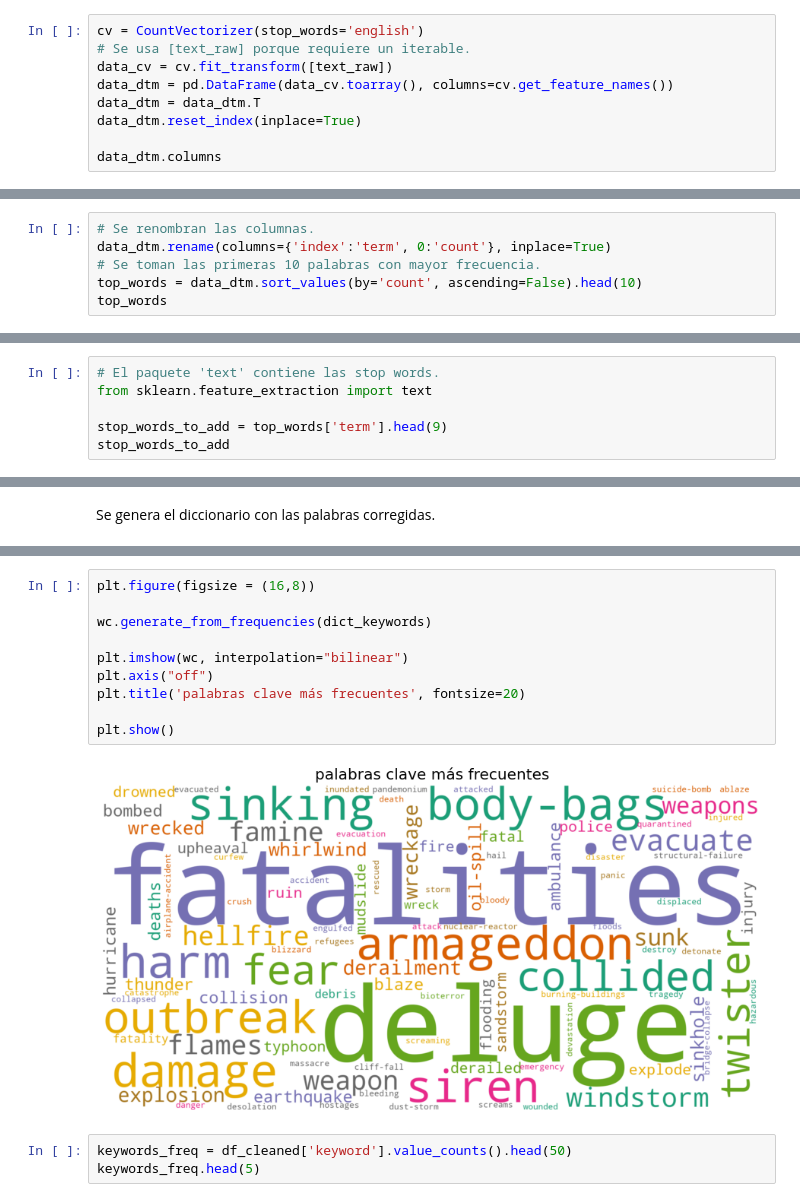
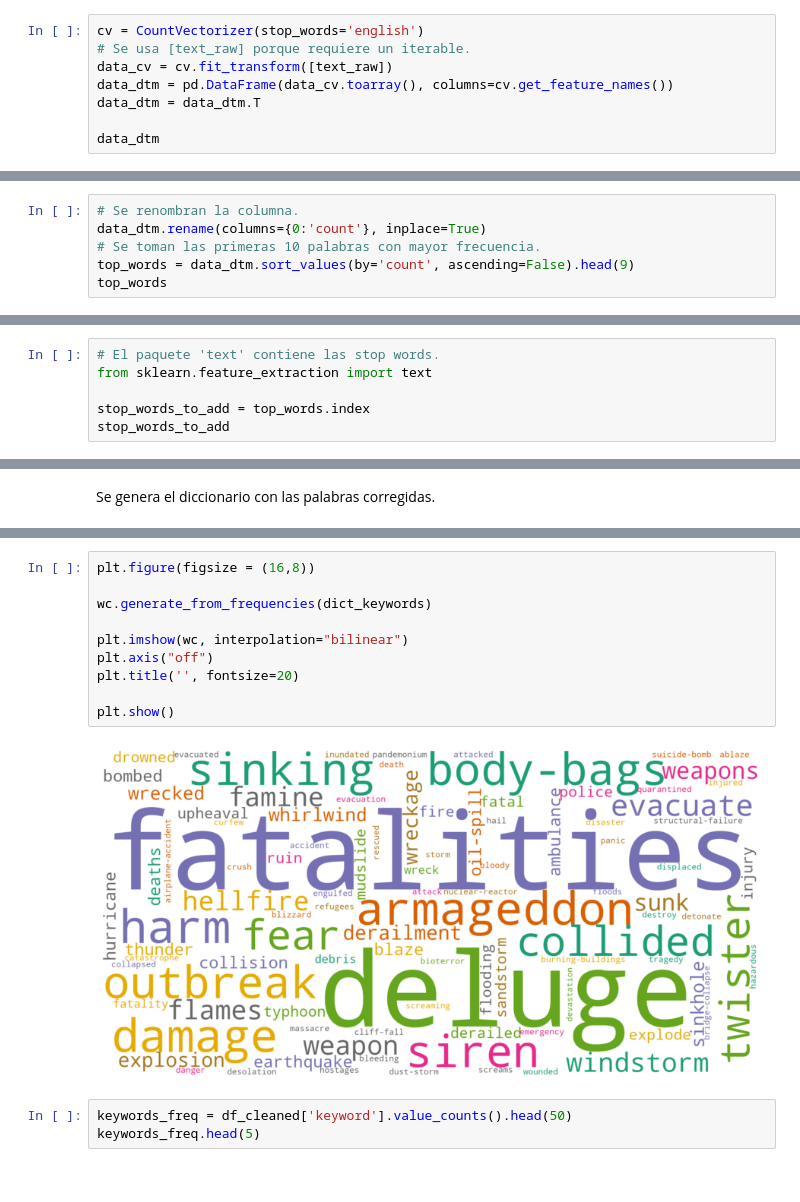
Before and after one commit to ffelfis/Orga_Datos_TPs, a Jupyter notebook: TP1/nb_Facundo.ipynb, the cells around one changed output, grey strips where cells are left out. Drawn from its saved outputs; the diff is of its cells as text.

```diff
--- a/TP1/nb_Facundo.ipynb
+++ b/TP1/nb_Facundo.ipynb
@@ -243,7 +243,6 @@ cv = CountVectorizer(stop_words='english')
 data_cv = cv.fit_transform([text_raw])
 data_dtm = pd.DataFrame(data_cv.toarray(), columns=cv.get_feature_names())
 data_dtm = data_dtm.T
-data_dtm.reset_index(inplace=True)
 
-data_dtm.columns
+data_dtm
 # %% [output]
@@ -251,7 +262,7 @@ Index(['index', 0], dtype='object')
 # %%
-# Se renombran las columnas.
-data_dtm.rename(columns={'index':'term', 0:'count'}, inplace=True)
+# Se renombran la columna.
+data_dtm.rename(columns={0:'count'}, inplace=True)
 # Se toman las primeras 10 palabras con mayor frecuencia.
-top_words = data_dtm.sort_values(by='count', ascending=False).head(10)
+top_words = data_dtm.sort_values(by='count', ascending=False).head(9)
 top_words
 # %% [output]
@@ -272,6 +282,6 @@ Tomamos las primeras 9 palabras más repetidas y la agregamos a la lista de stop
 # El paquete 'text' contiene las stop words.
 from sklearn.feature_extraction import text
 
-stop_words_to_add = top_words['term'].head(9)
+stop_words_to_add = top_words.index
 stop_words_to_add
 # %% [output]
@@ -454,15 +457,15 @@ dict_keywords
 # %%
 plt.figure(figsize = (16,8))
 
 wc.generate_from_frequencies(dict_keywords)
 
 plt.imshow(wc, interpolation="bilinear")
 plt.axis("off")
-plt.title('palabras clave más frecuentes', fontsize=20)
+plt.title('', fontsize=20)
 
 plt.show()
 # %% [output]
-[figure, old version]
+[figure, new version]
 # %%
 keywords_freq = df_cleaned['keyword'].value_counts().head(50)
 keywords_freq.head(5)
```
Also changed, not shown: parts of 10 cells of this notebook, 1 other file.
